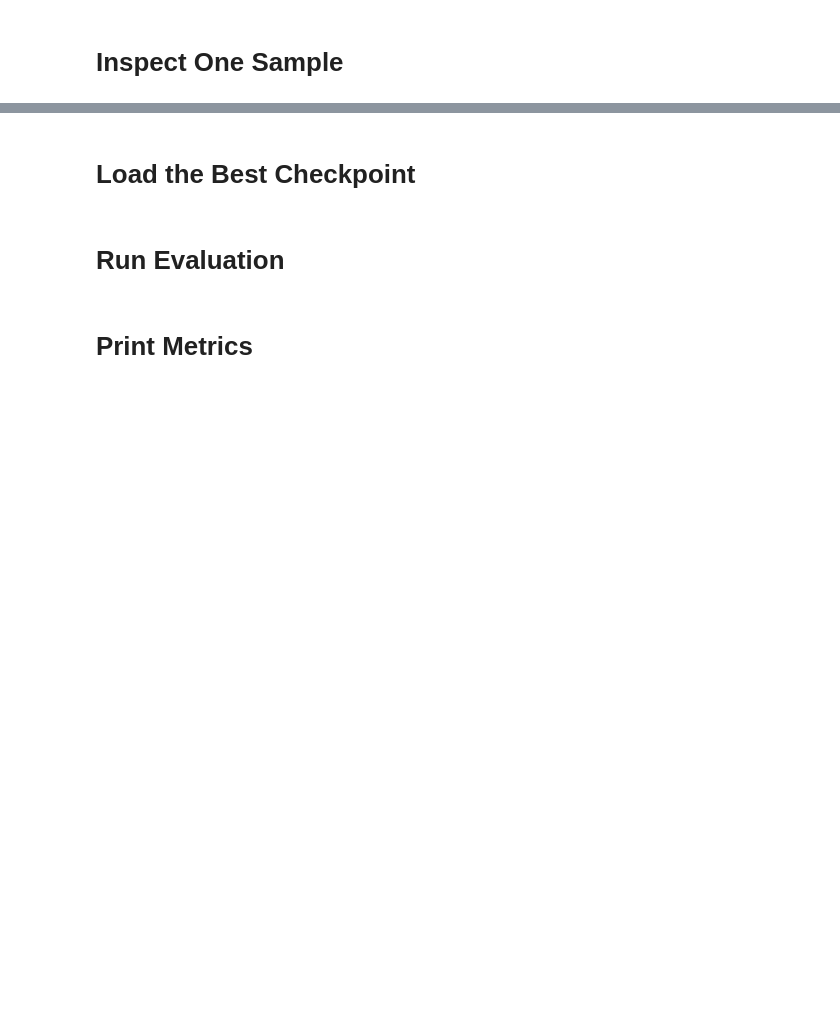
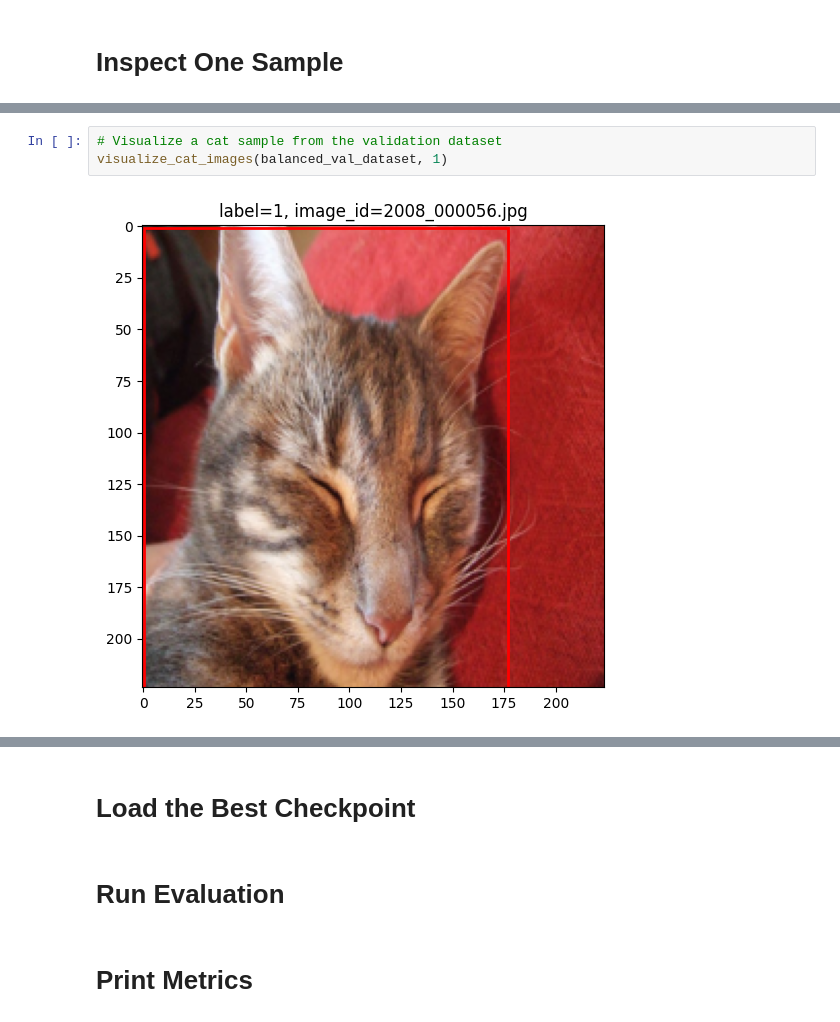
Before and after one commit to AC0727/484-final-project, a Jupyter notebook: main.ipynb, the cells around one changed output, grey strips where cells are left out. Saved outputs shown, nothing was run; the diff lists cells and outputs as text; blank space fills up the shorter version.

```diff
--- a/main.ipynb
+++ b/main.ipynb
@@ -90,2 +105,7 @@ RuntimeError: Dataset not found or corrupted. You can use download=True to downl
+# %%
+# Visualize a cat sample from the validation dataset
+visualize_cat_images(balanced_val_dataset, 1)
+# %% [output]
+[figure, added]
 # %% [markdown]
 # Build Model
```
Also changed, not shown: parts of 8 cells of this notebook, 2 other files.
